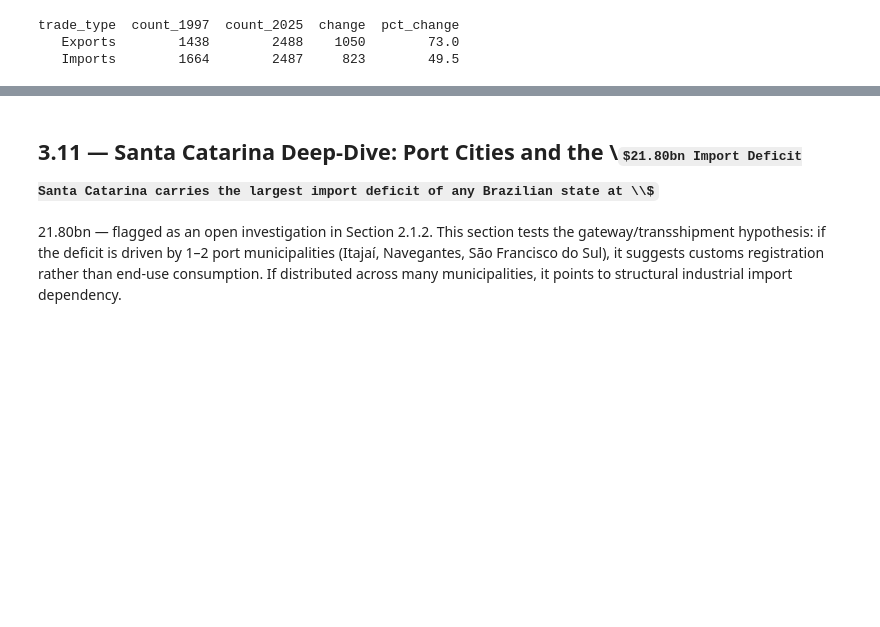
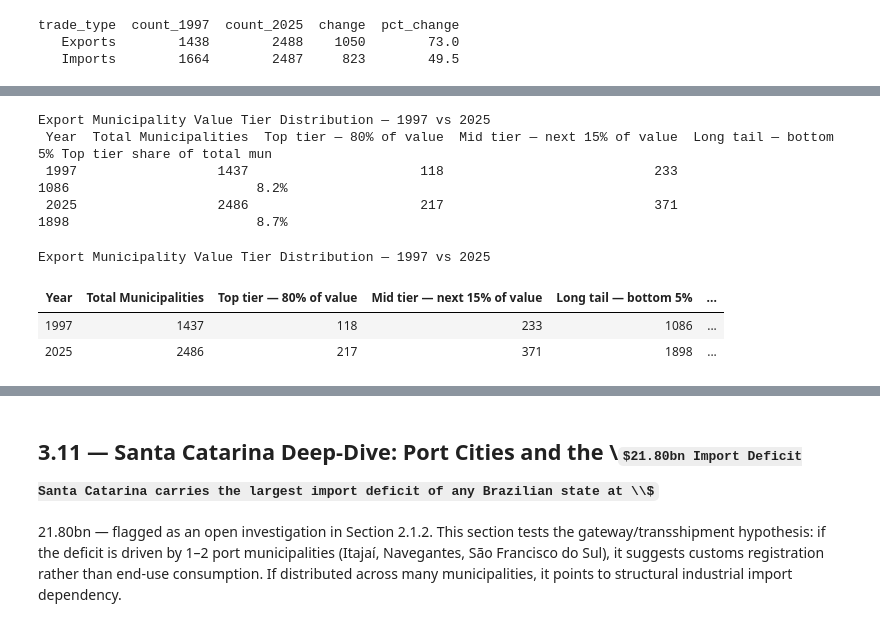
Before and after one commit to Eduardo-kohn/brazil-state-trade-analysis, a Jupyter notebook: SRC/Analysis/Step3_municipality-level_hotspots.ipynb, the cells around one changed output, grey strips where cells are left out. Saved outputs shown, nothing was run; the diff lists cells and outputs as text; code cells hidden in the pictures; some formulas as TeX source; blank space fills up the shorter version.

```diff
--- a/SRC/Analysis/Step3_municipality-level_hotspots.ipynb
+++ b/SRC/Analysis/Step3_municipality-level_hotspots.ipynb
@@ -1855,0 +2585,76 @@ trade_type  count_1997  count_2025  change  pct_change
+# %%
+## Query export value by municipality for 1997 and 2025
+query_tier = f"""
+    SELECT e."CO_ANO"           AS year,
+           e."CO_MUN"           AS mun_code,
+           SUM(e."VL_FOB")      AS exports_usd
+    FROM exp_mun e
+    JOIN uf u ON e."SG_UF_MUN" = u.sigla
+    WHERE e."CO_ANO" IN (1997, {MAX_YEAR})
+    AND u.nome_regiao NOT IN (
+        'REGIAO NAO DECLARADA',
+        'CONSUMO DE BORDO',
+        'MERCADORIA NACIONALIZADA',
+        'REEXPORTACAO'
+    )
+    GROUP BY e."CO_ANO", e."CO_MUN"
+    ORDER BY e."CO_ANO", exports_usd DESC
+"""
+
+df_tier = pd.read_sql(query_tier, engine)
+
+## Compute cumulative value share within each year and assign tiers
+results = []
+for year, grp in df_tier.groupby('year'):
+    grp = grp.sort_values('exports_usd', ascending=False).copy()
+    total = grp['exports_usd'].sum()
+    grp['cum_share'] = grp['exports_usd'].cumsum() / total
+
+    tier_80  = (grp['cum_share'] <= 0.80).sum()
+    tier_95  = ((grp['cum_share'] > 0.80) & (grp['cum_share'] <= 0.95)).sum()
+    tier_100 = (grp['cum_share'] > 0.95).sum()
+    total_mun = len(grp)
+
+    results.append({
+        'Year'                        : year,
+        'Total Municipalities'        : total_mun,
+        'Top tier — 80% of value'     : tier_80,
+        'Mid tier — next 15% of value': tier_95,
+        'Long tail — bottom 5%'       : tier_100,
+        'Top tier share of total mun' : f"{tier_80 / total_mun * 100:.1f}%",
+    })
+
+df_tiers = pd.DataFrame(results)
+
+print("Export Municipality Value Tier Distribution — 1997 vs 2025")
+print(df_tiers.to_string(index=False))
+
+display(
+    df_tiers.style
+    .set_caption('Export Municipality Value Tier Distribution — 1997 vs 2025')
+    .set_properties(**{'text-align': 'left'})
+    .set_table_styles([
+        {'selector': 'caption',
+         'props'   : [('font-size', '13px'), ('font-weight', 'bold'),
+                      ('text-align', 'left'), ('padding-bottom', '8px')]},
+        {'selector': 'th',
+         'props'   : [('background-color', '#2c3e50'), ('color', 'white'),
+                      ('font-weight', 'bold'), ('text-align', 'left')]},
+        {'selector': 'th:not(:first-child)',
+         'props'   : [('text-align', 'center')]},
+        {'selector': 'td:not(:first-child)',
+         'props'   : [('text-align', 'center')]},
+        {'selector': 'tr:nth-child(even)',
+         'props'   : [('background-color', '#f2f2f2')]},
+    ])
+    .hide_index()
+)
+# %% [output]
+Export Municipality Value Tier Distribution — 1997 vs 2025
+ Year  Total Municipalities  Top tier — 80% of value  Mid tier — next 15% of value  Long tail — bottom 5% Top tier share of total mun
+ 1997                  1437                      118                           233                   1086                        8.2%
+ 2025                  2486                      217                           371                   1898                        8.7%
+Export Municipality Value Tier Distribution — 1997 vs 2025
+| Year | Total Municipalities | Top tier — 80% of value | Mid tier — next 15% of value | Long tail — bottom 5% | ... |
+| 1997 | 1437 | 118 | 233 | 1086 | ... |
+| 2025 | 2486 | 217 | 371 | 1898 | ... |
```
Also changed, not shown: parts of 47 cells of this notebook.
